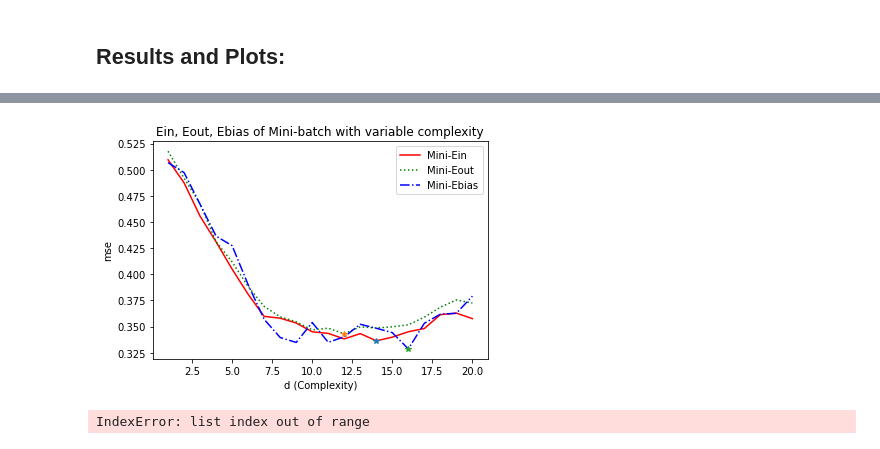
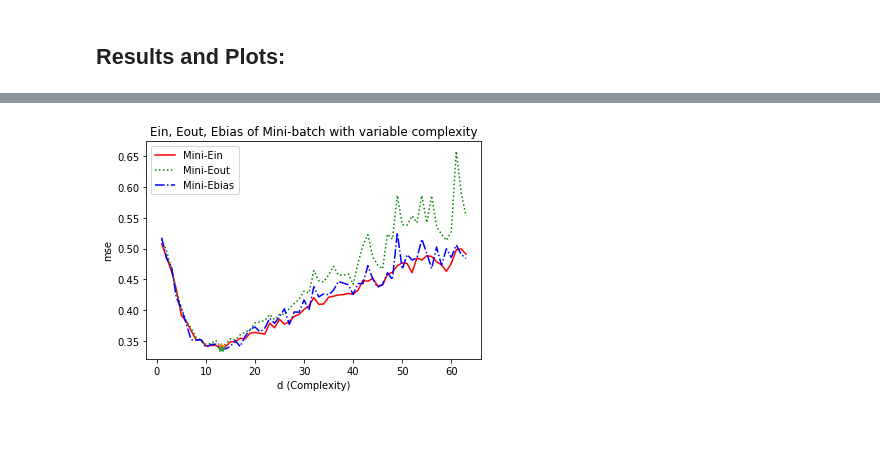
Before and after one commit to Jayshil-Patel/DLRL, a Jupyter notebook: new_regd.ipynb, the cells around one changed output, grey strips where cells are left out. Saved outputs shown, nothing was run; the diff lists cells and outputs as text; code cells hidden in the pictures.

Commit message:
Updated the plot for more complexity

```diff
--- a/new_regd.ipynb
+++ b/new_regd.ipynb
@@ -295,7 +295,7 @@ plt.show()
 # %%
 #variable complexity
 Mini_list = [[], [], []]
-for d in range(1,21):
+for d in range(1,64):
     #t1,t2,t3 = experiment(200,0.1,d,1)
     #GD_list[0].append(t1)
     #GD_list[1].append(t2)
@@ -310,50 +310,32 @@ for d in range(1,21):
     Mini_list[0].append(t1)
     Mini_list[1].append(t2)
     Mini_list[2].append(t3)
 
-d = [x for x in range(1,21)]
+d = [x for x in range(1,64)]
 
 #choose the plots as per your need
 
 # plt.plot(d,GD_list[0],color='r',linestyle='solid',label='GD-Ein')
 # plt.plot(d,GD_list[1],color='r',linestyle='dotted',label='GD-Eout')
 # plt.plot(d,GD_list[2],color='r',linestyle='dashdot',label='GD-Ebias')
 
 # plt.plot(d,SGD_list[0],color='y',linestyle='solid',label='SGD-Egen')
 # plt.plot(d,SGD_list[1],color='y',linestyle='dotted',label='SGD-Ebias')
 # plt.plot(d,SGD_list[2],color='y',linestyle='dashdot',label='SGD-Ebias')
 
 plt.plot(d,Mini_list[0],color='r',linestyle='solid',label='Mini-Ein')
 plt.plot(d,Mini_list[1],color='g',linestyle='dotted',label='Mini-Eout')
 plt.plot(d,Mini_list[2],color='b',linestyle='dashdot',label='Mini-Ebias')
 
 plt.plot(d[Mini_list[0].index(min(Mini_list[0]))],min(Mini_list[0]),'*')
 plt.plot(d[Mini_list[1].index(min(Mini_list[1]))],min(Mini_list[1]),'*')
 plt.plot(d[Mini_list[2].index(min(Mini_list[2]))],min(Mini_list[2]),'*')
 
 
 plt.title('Ein, Eout, Ebias of Mini-batch with variable complexity')
 plt.xlabel('d (Complexity)')
 plt.ylabel('mse')
 plt.legend()
 plt.show()
 # %% [output]
-[figure, old version]
+[figure, new version]
-# %%
-N=[2,5,10,20,50,100,200]
-D= [_ for _ in range(21)]
-SD = [0.01,0.1,1]
-
-results=[[[ [] for x in range(len(N))] for x in range(len(D))]for x in range(len(SD))]
-
-for i in  range(len(N)):
-    for j in range(len(D)):
-        for k in range(len(SD)):
-            Einav,Eoutav,Ebias,Egen = experiment(N[i],SD[k],D[j],3)
-            results[i][j][k].append(Einav)
-            results[i][j][k].append(Eoutav)
-            results[i][j][k].append(Ebias)
-
-print(results)
-# %% [output]
-IndexError: list index out of range
```
Also changed, not shown: parts of 5 cells of this notebook, 3 other files.
